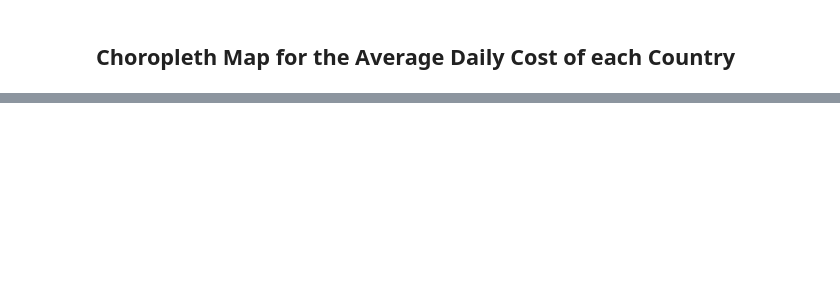
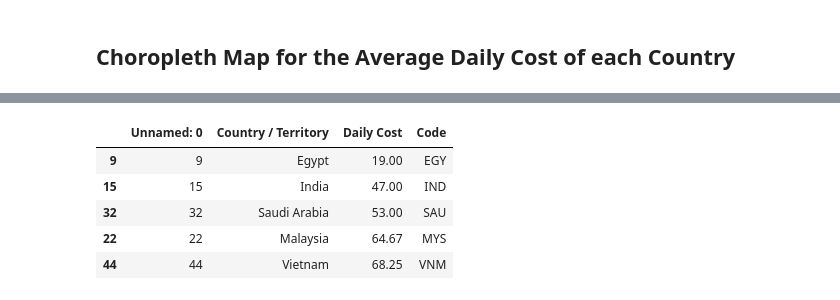
Before and after one commit to juneferre/travel_costs, a Jupyter notebook: analysis.ipynb, the cells around one changed output, grey strips where cells are left out. Cells and saved outputs as stored; diff of their text form; code cells hidden in the pictures; blank space fills up the shorter version.

```diff
--- a/analysis.ipynb
+++ b/analysis.ipynb
@@ -56,0 +89,10 @@ fig.write_html("choropleth_map.html")
+# %%
+# cheapest countries
+country_avgs.sort_values("Daily Cost", ascending=True).head()
+# %% [output]
+|  | Unnamed: 0 | Country / Territory | Daily Cost | Code |
+| 9 | 9 | Egypt | 19.00 | EGY |
+| 15 | 15 | India | 47.00 | IND |
+| 32 | 32 | Saudi Arabia | 53.00 | SAU |
+| 22 | 22 | Malaysia | 64.67 | MYS |
+| 44 | 44 | Vietnam | 68.25 | VNM |
```
Also changed, not shown: parts of 6 cells of this notebook, 2 other files.
